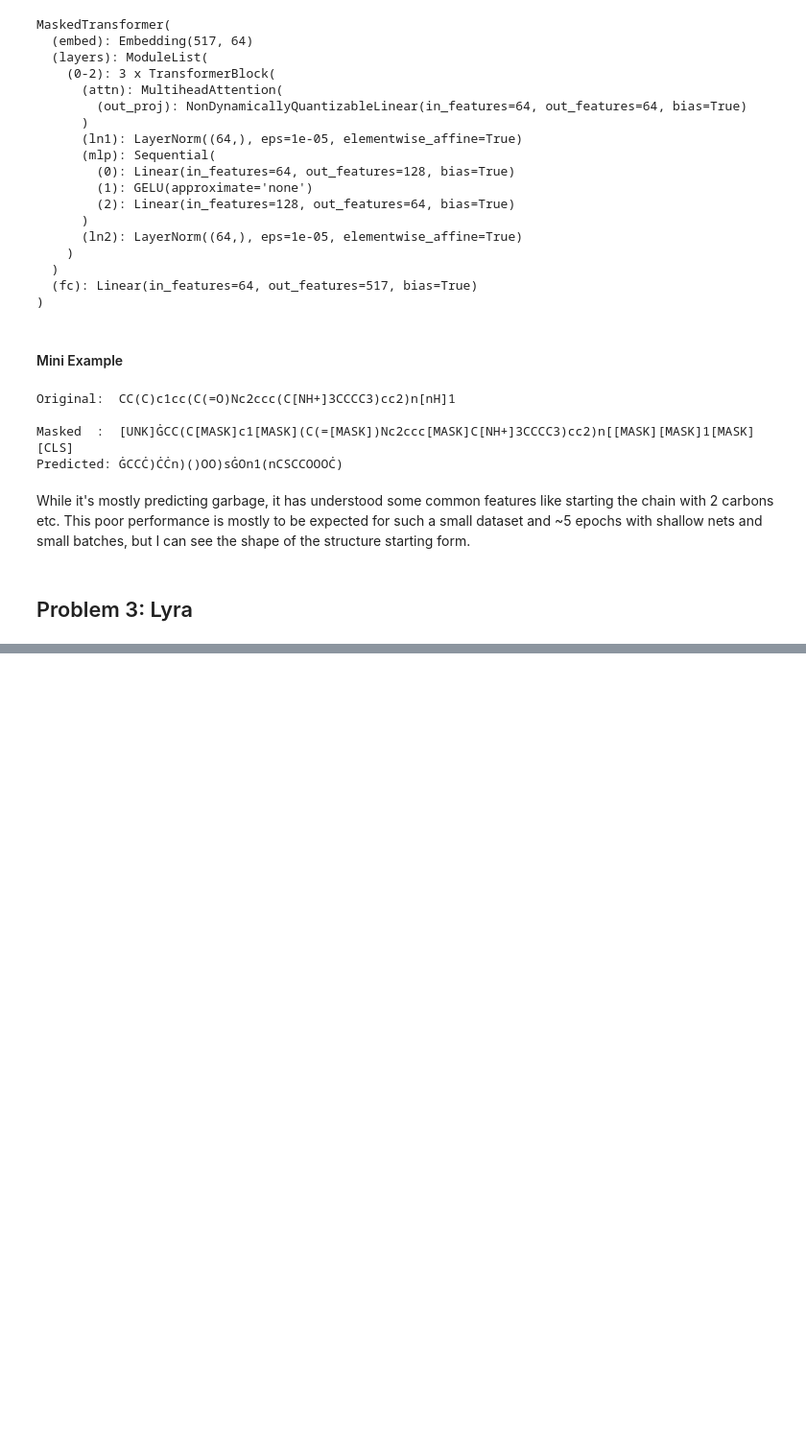
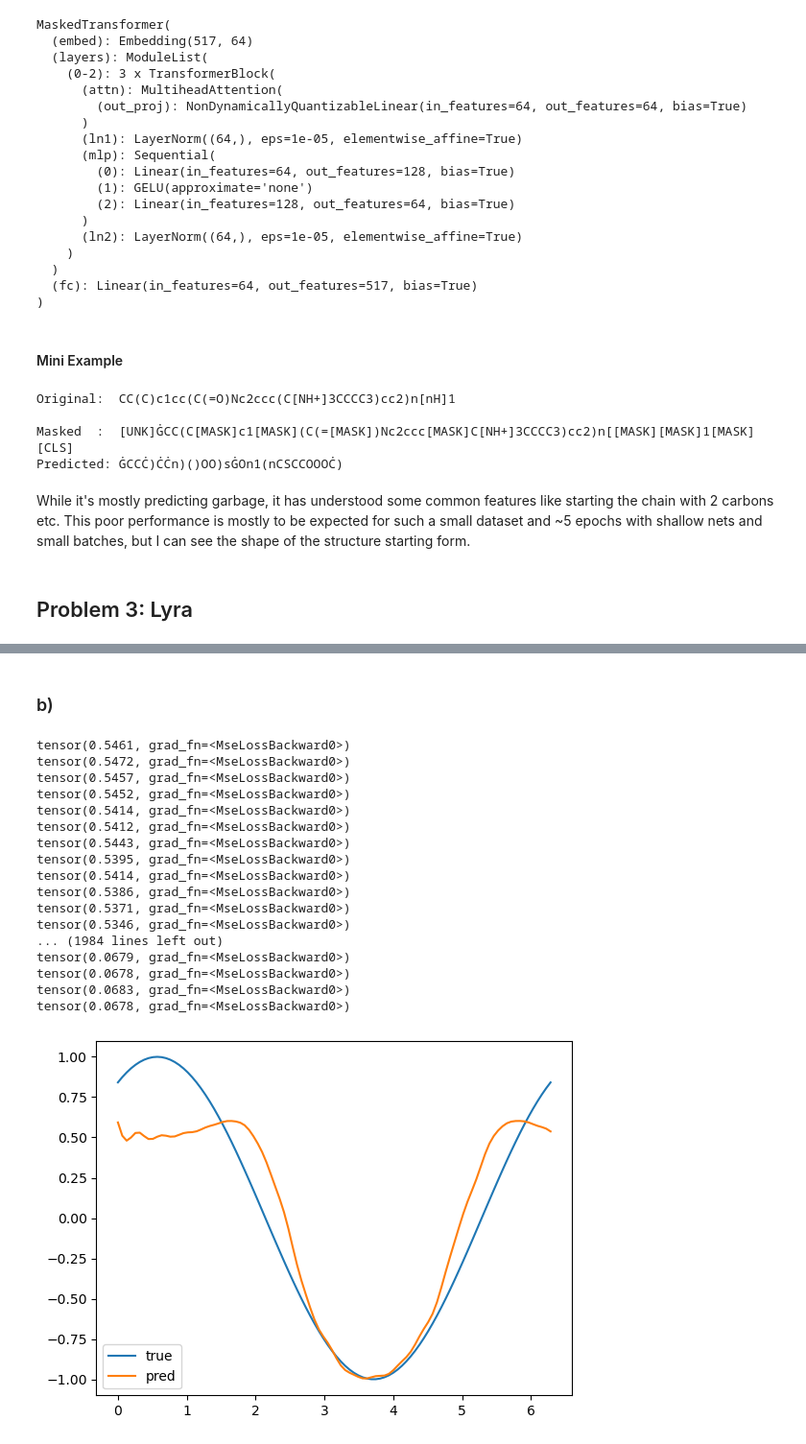
Before and after one commit to connorblake1/CHEM313, a Jupyter notebook: extraassignment/extra_assignment.ipynb, the cells around one changed output, grey strips where cells are left out. Shown at 96% size. Saved outputs shown, nothing was run; the diff lists cells and outputs as text; code cells hidden in the pictures; blank space fills up the shorter version.

```diff
--- a/extraassignment/extra_assignment.ipynb
+++ b/extraassignment/extra_assignment.ipynb
@@ -454,0 +540,2 @@ While it's mostly predicting garbage, it has understood some common features lik
+# %% [markdown]
+### b)
@@ -454,0 +678,57 @@ While it's mostly predicting garbage, it has understood some common features lik
+# %%
+device = torch.device('cuda' if torch.cuda.is_available() else 'cpu')
+model = S4D(d_model=1, d_state=64, dropout=0.0).to(device)
+opt = torch.optim.Adam(model.parameters(), lr=1e-3)
+loss_fn = nn.MSELoss()
+
+def f(x):
+    return torch.sin(x)
+
+batch_size = 32
+seq_len = 100
+steps = 2000
+
+for _ in range(steps):
+    phi = torch.rand(batch_size, device=device) * 2 * math.pi
+    t = torch.linspace(0, 2*math.pi, seq_len, device=device)
+    x = f(t.unsqueeze(0) + phi.unsqueeze(1)).unsqueeze(1)
+    y = f(t.unsqueeze(0) + phi.unsqueeze(1)).unsqueeze(1)
+    pred, _ = model(x)
+    loss = loss_fn(pred, y)
+    print(loss)
+    opt.zero_grad()
+    loss.backward()
+    opt.step()
+
+model.eval()
+phi_test = 1.0
+t = torch.linspace(0, 2*math.pi, seq_len)
+x_test = f(t + phi_test).unsqueeze(0).unsqueeze(0).to(device)
+y_true = f(t + phi_test)
+with torch.no_grad():
+    y_pred, _ = model(x_test)
+y_pred = y_pred.squeeze().cpu()
+
+plt.plot(t.numpy(), y_true.numpy(), label='true')
+plt.plot(t.numpy(), y_pred.numpy(), label='pred')
+plt.legend()
+plt.show()
+# %% [output]
+tensor(0.5461, grad_fn=<MseLossBackward0>)
+tensor(0.5472, grad_fn=<MseLossBackward0>)
+tensor(0.5457, grad_fn=<MseLossBackward0>)
+tensor(0.5452, grad_fn=<MseLossBackward0>)
+tensor(0.5414, grad_fn=<MseLossBackward0>)
+tensor(0.5412, grad_fn=<MseLossBackward0>)
+tensor(0.5443, grad_fn=<MseLossBackward0>)
+tensor(0.5395, grad_fn=<MseLossBackward0>)
+tensor(0.5414, grad_fn=<MseLossBackward0>)
+tensor(0.5386, grad_fn=<MseLossBackward0>)
+tensor(0.5371, grad_fn=<MseLossBackward0>)
+tensor(0.5346, grad_fn=<MseLossBackward0>)
+... (1984 lines left out)
+tensor(0.0679, grad_fn=<MseLossBackward0>)
+tensor(0.0678, grad_fn=<MseLossBackward0>)
+tensor(0.0683, grad_fn=<MseLossBackward0>)
+tensor(0.0678, grad_fn=<MseLossBackward0>)
+[figure, added]
```
Also changed, not shown: parts of 18 cells of this notebook, 2 other files.
